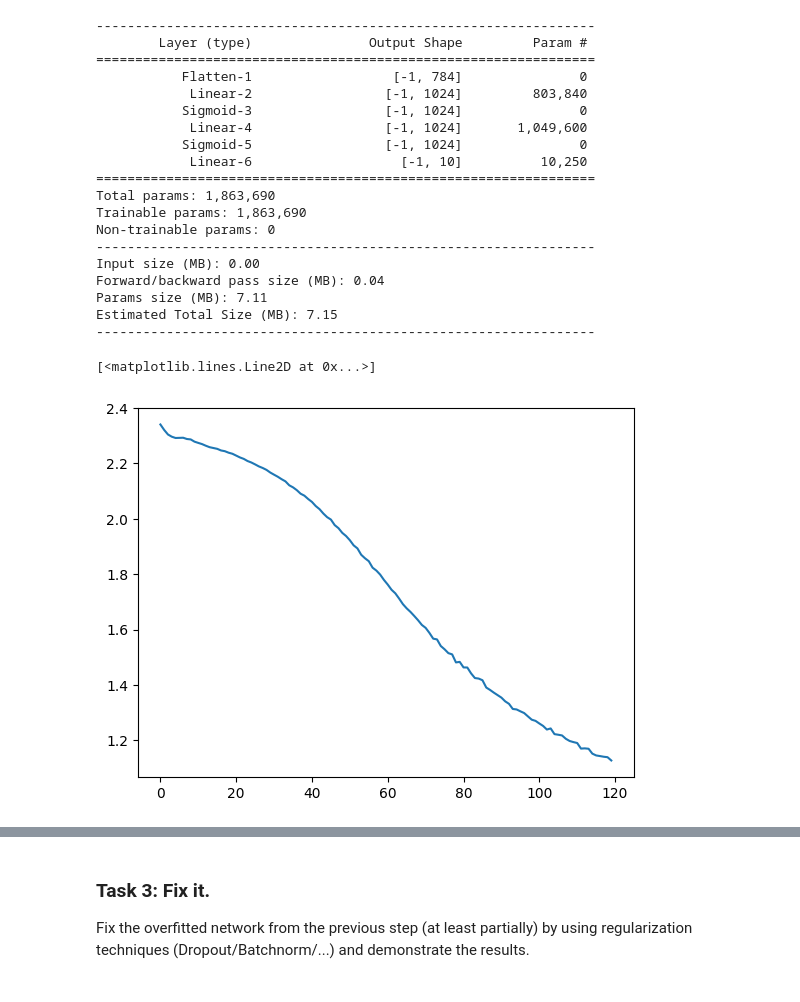
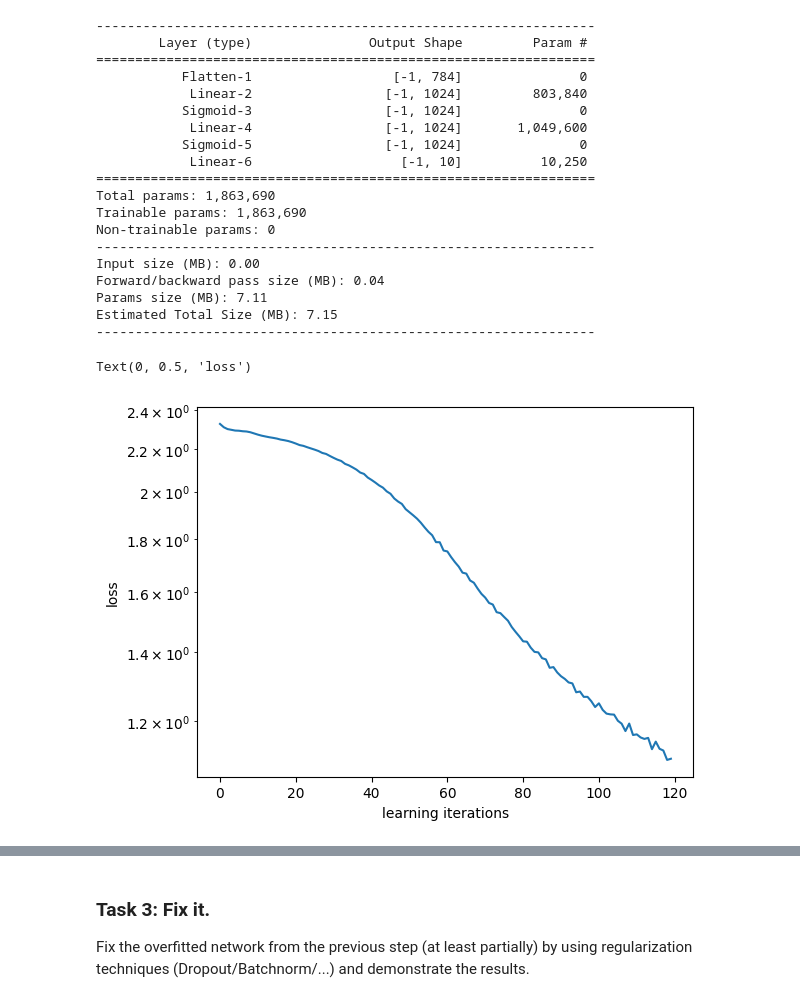
Before and after one commit to pavel-collab/ml-course-home-tasks, a Jupyter notebook: homeworks/lab02_deep_learning/lab02_part2_overfitting.ipynb, the cells around one changed output, grey strips where cells are left out. Cells and saved outputs as stored; diff of their text form; code cells hidden in the pictures.

```diff
--- a/homeworks/lab02_deep_learning/lab02_part2_overfitting.ipynb
+++ b/homeworks/lab02_deep_learning/lab02_part2_overfitting.ipynb
@@ -232,26 +259,4 @@ loss_func = nn.CrossEntropyLoss() # YOUR CODE HERE
 
 # Your experiments, training and validation loops here
 epochs = 10 # количество эпох (то есть, колечество проходов по тренировочному датасету)
-
-#! раскомментируйте эту строчку, чтобы посмотреть график изменения ошибки в процессе обучения
 train_loss_history = [] # сюда будем сохранять, как менялось знечение функции потерь по мере обучения
-
-for i in range(epochs):
-    for images_batch, lables_batch in train_loader:
-        # делаем предсказание модели
-        prediction = model(images_batch)
-        # считаем значение функции потерь
-        loss = loss_func(prediction, lables_batch)
-        #! раскомментируйте эту строчку, чтобы посмотреть график изменения ошибки в процессе обучения
-        train_loss_history.append(loss.item())
-        # вычисляем градиенты
-        opt.zero_grad()
-        loss.backward()
-        # делаем шаг градиентного спуска
-        opt.step()
-
-#! раскомментируйте эту строчку, чтобы посмотреть график изменения ошибки в процессе обучения
-plt.plot(range(len(train_loss_history)), train_loss_history)
-# %% [output]
-[<matplotlib.lines.Line2D at 0x...>]
-[figure, removed]
@@ -258,3 +272,11 @@ plt.plot(range(len(train_loss_history)), train_loss_history)
+# %%
+plt.plot(range(len(train_loss_history)), train_loss_history)
+plt.gca().set_yscale('log')
+plt.xlabel("learning iterations")
+plt.ylabel("loss")
+# %% [output]
+Text(0, 0.5, 'loss')
+[figure, added]
 # %%
 # переведем модель в режим НЕ обучения
 model.eval()
```
Also changed, not shown: parts of 17 cells of this notebook.
